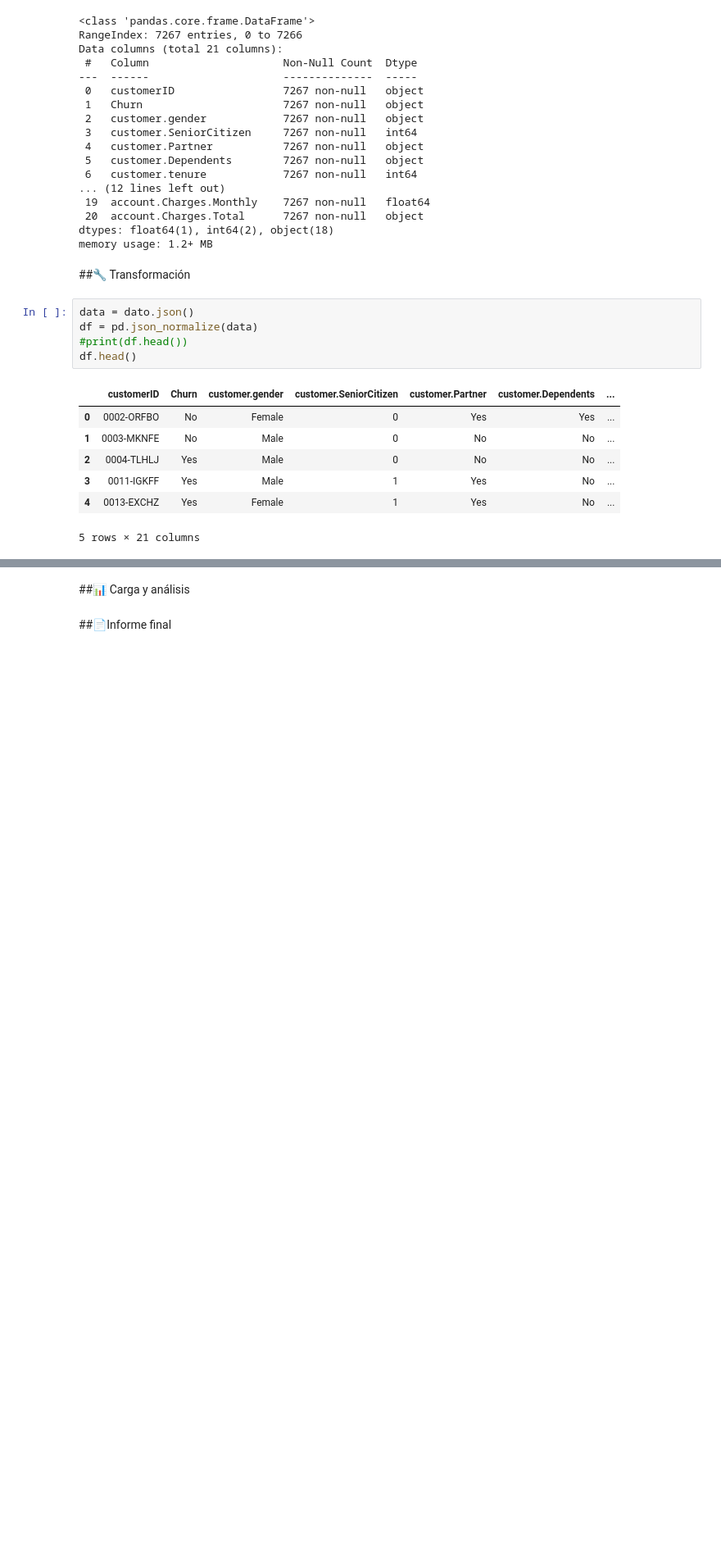
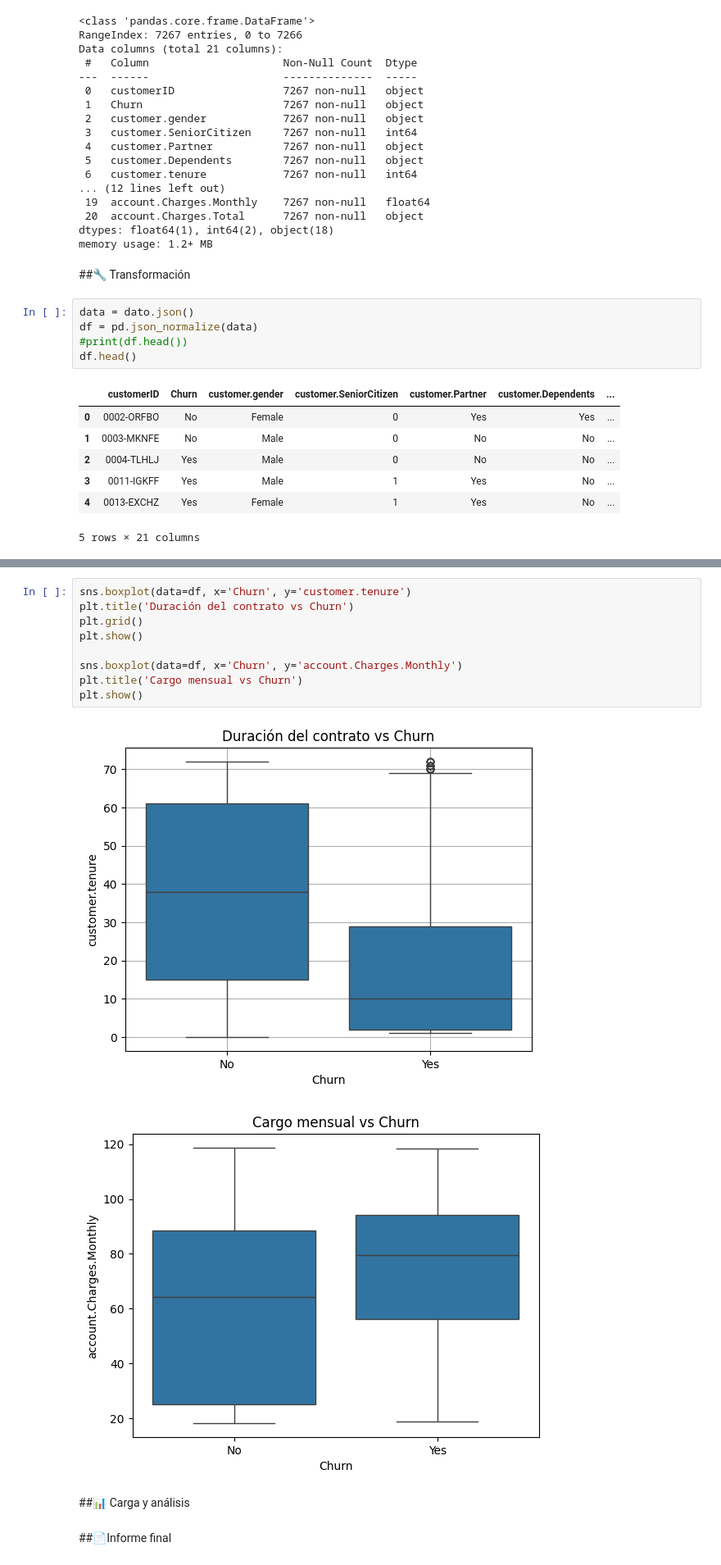
Before and after one commit to Goyo0117970/TelecomX, a Jupyter notebook: TelecomX.ipynb, the cells around one changed output, grey strips where cells are left out. Shown: that part at 82% size. Cells and saved outputs as stored; diff of their text form; blank space fills up the shorter version.

```diff
--- a/TelecomX.ipynb
+++ b/TelecomX.ipynb
@@ -95,3 +158,15 @@ df.head()
+# %%
+sns.boxplot(data=df, x='Churn', y='customer.tenure')
+plt.title('Duración del contrato vs Churn')
+plt.grid()
+plt.show()
+
+sns.boxplot(data=df, x='Churn', y='account.Charges.Monthly')
+plt.title('Cargo mensual vs Churn')
+plt.show()
+# %% [output]
+[figure, added]
+[figure, added]
 # %% [markdown]
 ##📊 Carga y análisis
 # %% [markdown]
```
Also changed, not shown: parts of 7 cells of this notebook.
